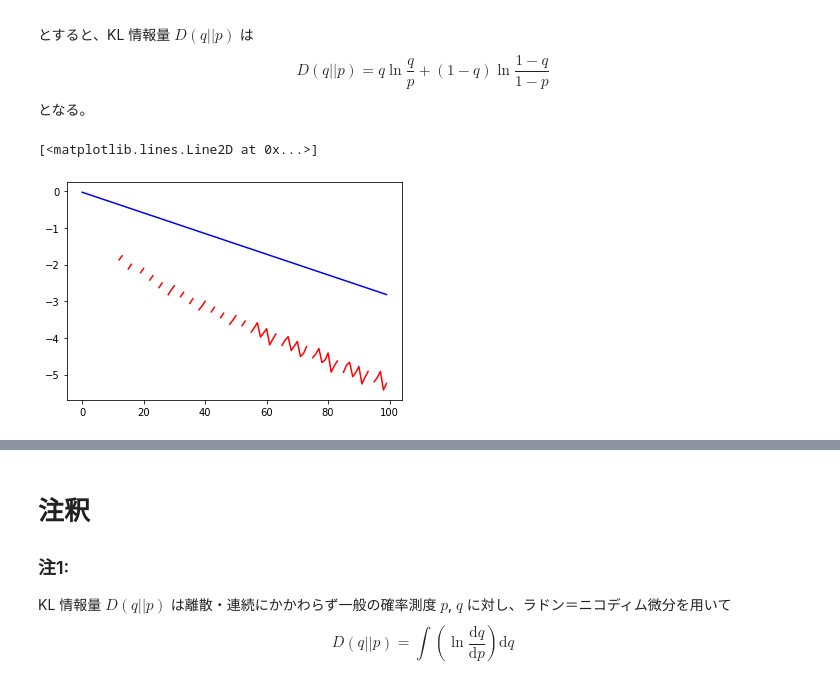
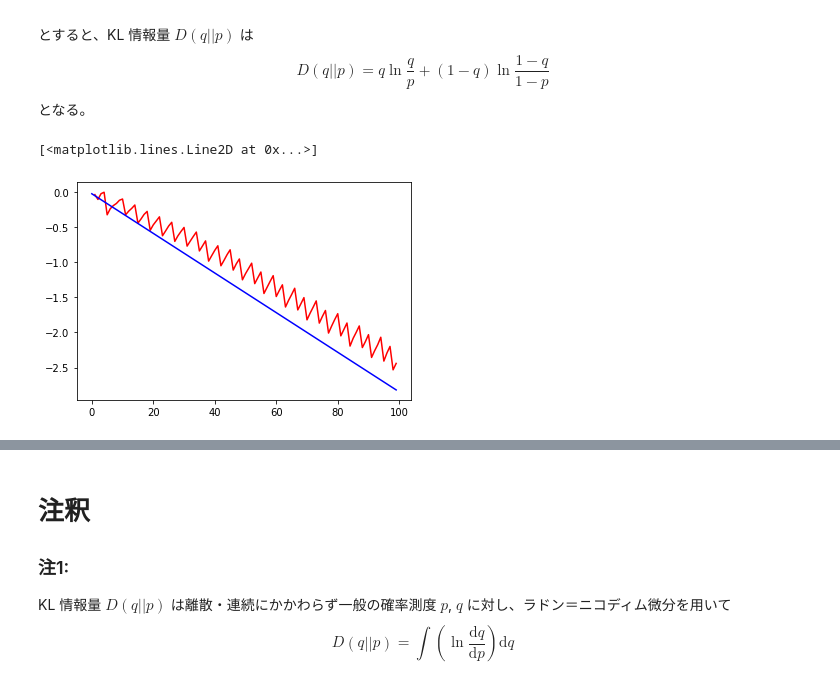
Before and after one commit to shinyasyokukai/AIC, a Jupyter notebook: AIC.ipynb, the cells around one changed output, grey strips where cells are left out. Saved outputs shown, nothing was run; the diff lists cells and outputs as text; code cells hidden in the pictures.

```diff
--- a/AIC.ipynb
+++ b/AIC.ipynb
@@ -208,7 +208,7 @@ from matplotlib import pyplot as plt
 
 p = 0.2
 q = 0.3
-C = 0.1
+C = 1
 N = 10000000
 max_size = 100
 
@@ -217,31 +217,31 @@ def flip(p):
     return 1
   else:
     return 0
 
 def split(data, size):
   num = data.shape[0] // size
   return np.array([data[i*size:(i+1)*size] for i in range(num)])
 
 def kl_div(q, p):
   return q * np.log(q / p) + (1 - q) * np.log((1 - q) / (1 - p))
 
 def is_near(x, y, n):
   return np.abs(x - y) < C * np.log(n) / n
 
 flip_result = np.array([flip(p) for n in range(N)])
 
 log_probs = []
 
 for size in range(1, max_size + 1):
 
   means = np.mean(split(flip_result, size), axis=1)
   sample_size = means.shape[0]
   log_prob = np.log(sum([is_near(means[i], q, size) for i in range(sample_size)])) - np.log(sample_size)
   log_probs.append(log_prob)
 
 log_probs = np.array(log_probs)
 plt.plot(log_probs, color='red')
 plt.plot(np.array([- kl_div(q, p) * size for size in range(1, max_size + 1)]), color='blue')
 # %% [output]
 [<matplotlib.lines.Line2D at 0x...>]
-[figure, old version]
+[figure, new version]
```
Also changed, not shown: parts of 1 cell of this notebook.
